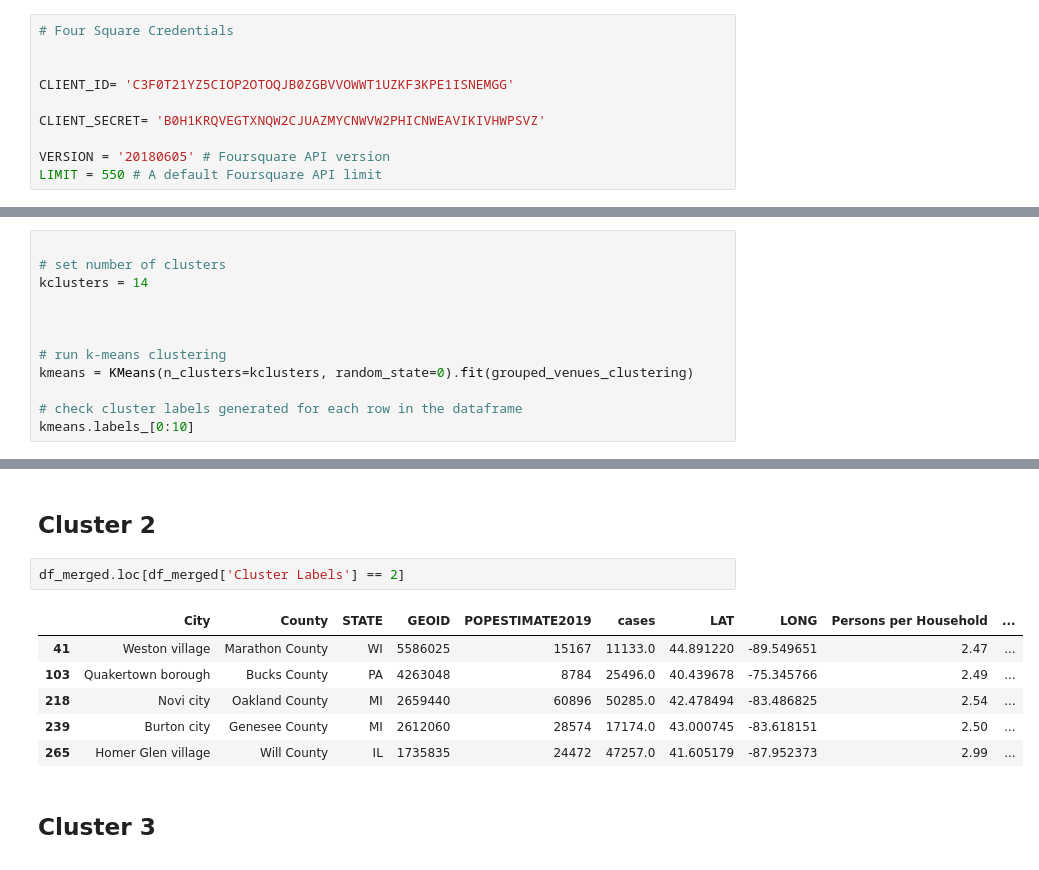
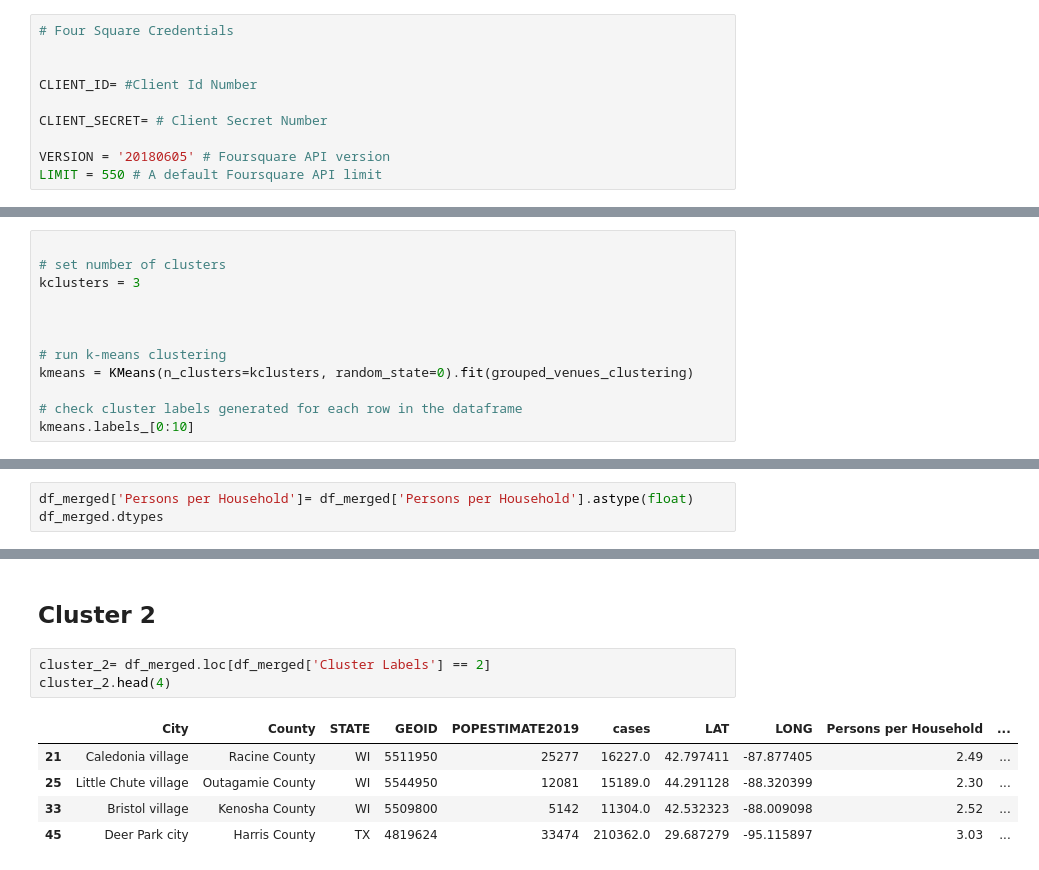
Before and after one commit to Marina-Y1/COVID-19-Spread-Rates-to-Large-Cities-Popular-Venues-Correlation-Study, a Jupyter notebook: US cities and counties/county_covid19_data.ipynb, the cells around one changed output, grey strips where cells are left out. Saved outputs shown, nothing was run; the diff lists cells and outputs as text.

```diff
--- a/US cities and counties/county_covid19_data.ipynb
+++ b/US cities and counties/county_covid19_data.ipynb
@@ -351,9 +349,9 @@ map_US
 # Four Square Credentials
 
 
-CLIENT_ID= 'C3F0T21YZ5CIOP2OTOQJB0ZGBVVOWWT1UZKF3KPE1ISNEMGG'
+CLIENT_ID= #Client Id Number
 
-CLIENT_SECRET= 'B0H1KRQVEGTXNQW2CJUAZMYCNWVW2PHICNWEAVIKIVHWPSVZ'
+CLIENT_SECRET= # Client Secret Number
 
 VERSION = '20180605' # Foursquare API version
 LIMIT = 550 # A default Foursquare API limit
@@ -621,7 +637,7 @@ plt.show()
 # %%
 
 # set number of clusters
-kclusters = 14
+kclusters = 3
 
 
 
@@ -740 +728,4 @@ df_merged['Cluster Labels'].value_counts()
 Name: Cluster Labels, dtype: int64
+# %%
+df_merged['Persons per Household']= df_merged['Persons per Household'].astype(float)
+df_merged.dtypes
@@ -769,13 +818,11 @@ df_merged.loc[df_merged['Cluster Labels'] == 1]
 # %% [markdown]
 ## Cluster 2
 # %%
-df_merged.loc[df_merged['Cluster Labels'] == 2]
+cluster_2= df_merged.loc[df_merged['Cluster Labels'] == 2]
+cluster_2.head(4)
 # %% [output]
 |  | City | County | STATE | GEOID | POPESTIMATE2019 | cases | LAT | LONG | Persons per Household | ... |
-| 41 | Weston village | Marathon County | WI | 5586025 | 15167 | 11133.0 | 44.891220 | -89.549651 | 2.47 | ... |
-| 103 | Quakertown borough | Bucks County | PA | 4263048 | 8784 | 25496.0 | 40.439678 | -75.345766 | 2.49 | ... |
-| 218 | Novi city | Oakland County | MI | 2659440 | 60896 | 50285.0 | 42.478494 | -83.486825 | 2.54 | ... |
-| 239 | Burton city | Genesee County | MI | 2612060 | 28574 | 17174.0 | 43.000745 | -83.618151 | 2.50 | ... |
-| 265 | Homer Glen village | Will County | IL | 1735835 | 24472 | 47257.0 | 41.605179 | -87.952373 | 2.99 | ... |
+| 21 | Caledonia village | Racine County | WI | 5511950 | 25277 | 16227.0 | 42.797411 | -87.877405 | 2.49 | ... |
+| 25 | Little Chute village | Outagamie County | WI | 5544950 | 12081 | 15189.0 | 44.291128 | -88.320399 | 2.30 | ... |
+| 33 | Bristol village | Kenosha County | WI | 5509800 | 5142 | 11304.0 | 42.532323 | -88.009098 | 2.52 | ... |
+| 45 | Deer Park city | Harris County | TX | 4819624 | 33474 | 210362.0 | 29.687279 | -95.115897 | 3.03 | ... |
-# %% [markdown]
-## Cluster 3
```
Also changed, not shown: parts of 57 cells of this notebook.
